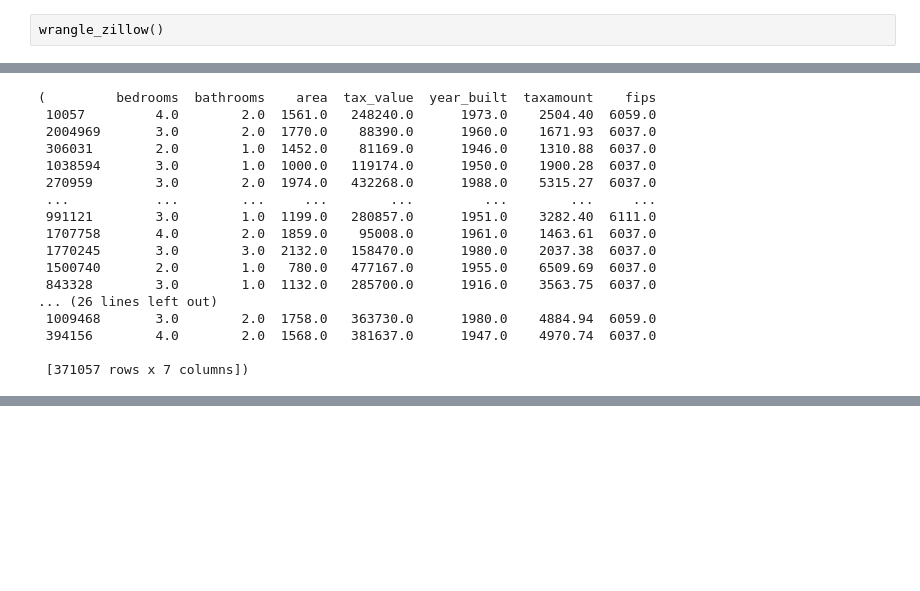
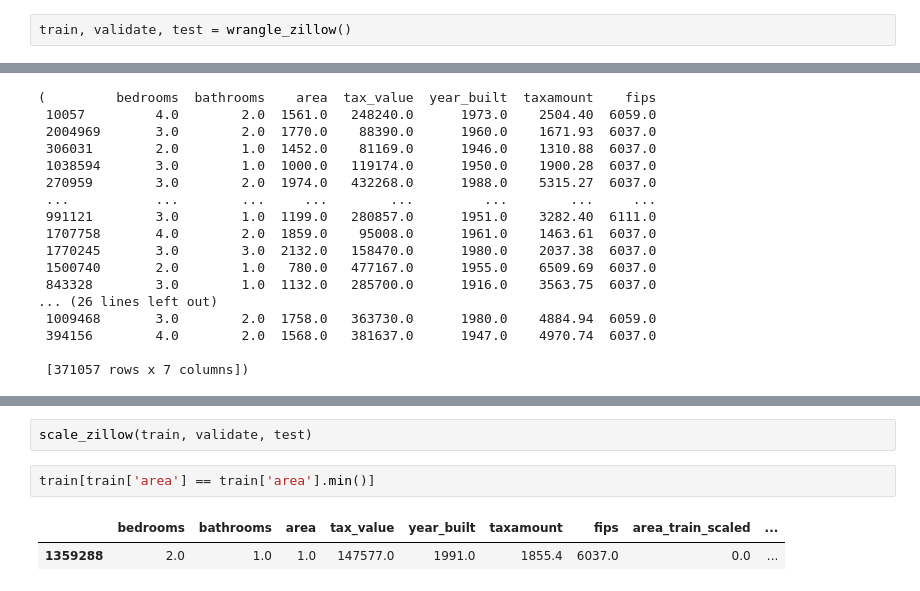
Before and after one commit to Adam-Harris87/regression-exercises, a Jupyter notebook: wrangle.ipynb, the cells around one changed output, grey strips where cells are left out. Drawn from its saved outputs; the diff is of its cells as text; blank space fills up the shorter version.

```diff
--- a/wrangle.ipynb
+++ b/wrangle.ipynb
@@ -164,7 +166,7 @@ def wrangle_zillow():
 
     return train, validate, test
 # %%
-wrangle_zillow()
+train, validate, test = wrangle_zillow()
 # %% [output]
 opening data from local file
 [figure]
@@ -213,0 +221,7 @@ opening data from local file
+# %%
+scale_zillow(train, validate, test)
+# %%
+train[train['area'] == train['area'].min()]
+# %% [output]
+|  | bedrooms | bathrooms | area | tax_value | year_built | taxamount | fips | area_train_scaled | ... |
+| 1359288 | 2.0 | 1.0 | 1.0 | 147577.0 | 1991.0 | 1855.4 | 6037.0 | 0.0 | ... |
```
Also changed, not shown: parts of 4 cells of this notebook, 2 other files.
